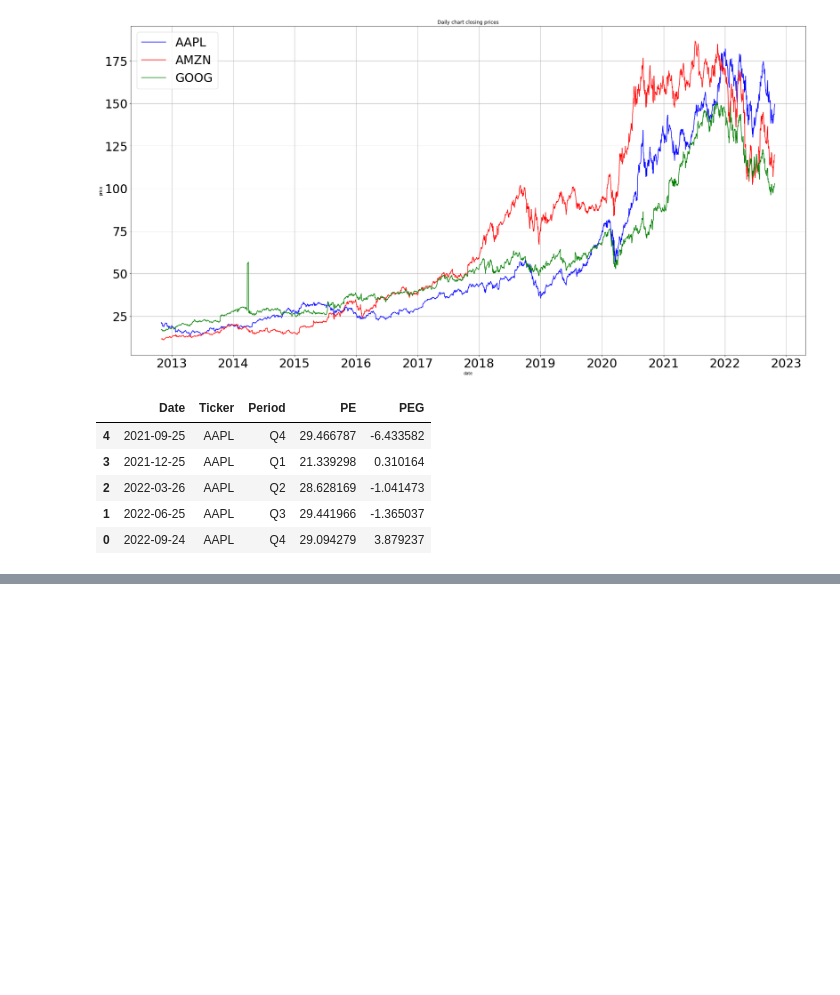
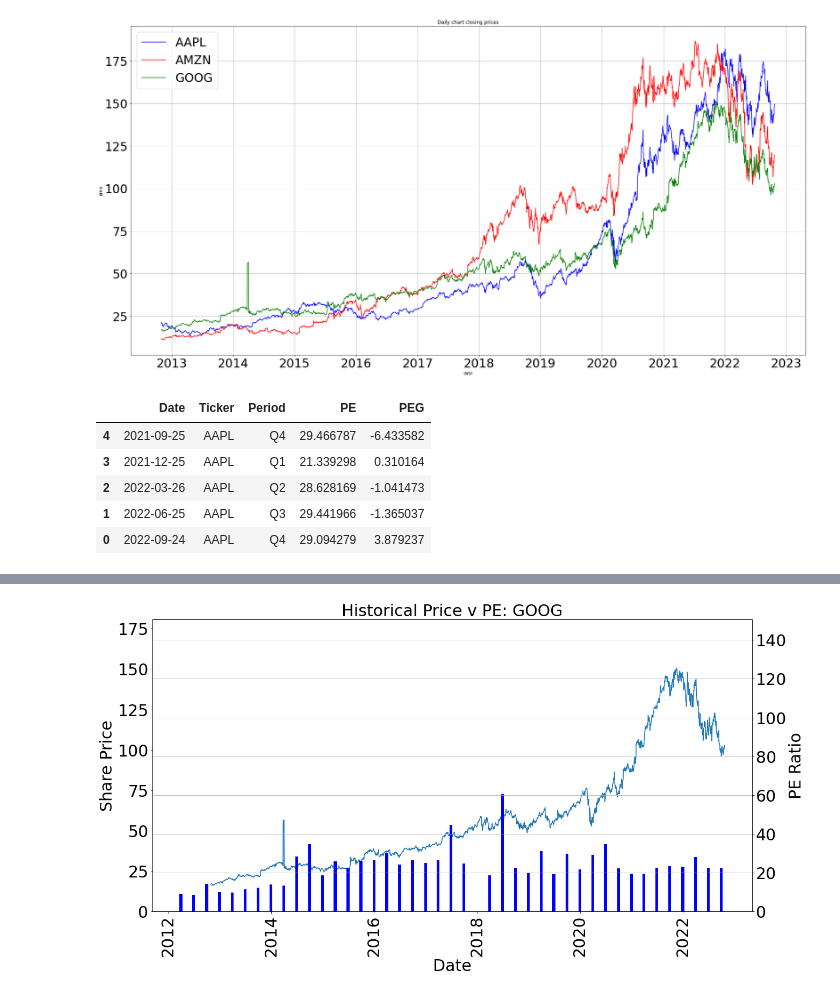
Before and after one commit to lyndsaywylie/Project-1, a Jupyter notebook: lyns.ipynb, the cells around one changed output, grey strips where cells are left out. Cells and saved outputs as stored; diff of their text form; code cells hidden in the pictures; blank space fills up the shorter version.

```diff
--- a/lyns.ipynb
+++ b/lyns.ipynb
@@ -261,0 +270,20 @@ ax2.set_ylim(0,merge_prices["AAPL"].max()/1.5)
+# %%
+fig = plt.figure(figsize=(20,10))
+ax1=plt.subplot(1,1,1)
+ax1.plot(merge_prices["date"], merge_prices["GOOG"])
+ax1.set_ylim(0,merge_prices["GOOG"].max()*1.2)
+
+for xlabel in ax1.get_xticklabels():
+    xlabel.set_rotation(90)
+ax2=ax1.twinx()
+ax2.bar(goog_ratios["Date"], goog_ratios["PE"], width=20, color="b")
+ax2.set_ylim(0,merge_prices["GOOG"].max())
+
+plt.title("Historical Price v PE: GOOG", fontsize="30")
+ax1.set_xlabel("Date", fontsize="30")
+ax1.set_ylabel("Share Price", fontsize="30")
+ax2.set_ylabel("PE Ratio", fontsize="30")
+
+plt.grid()
+# %% [output]
+[figure, added]
```
Also changed, not shown: parts of 3 cells of this notebook.
